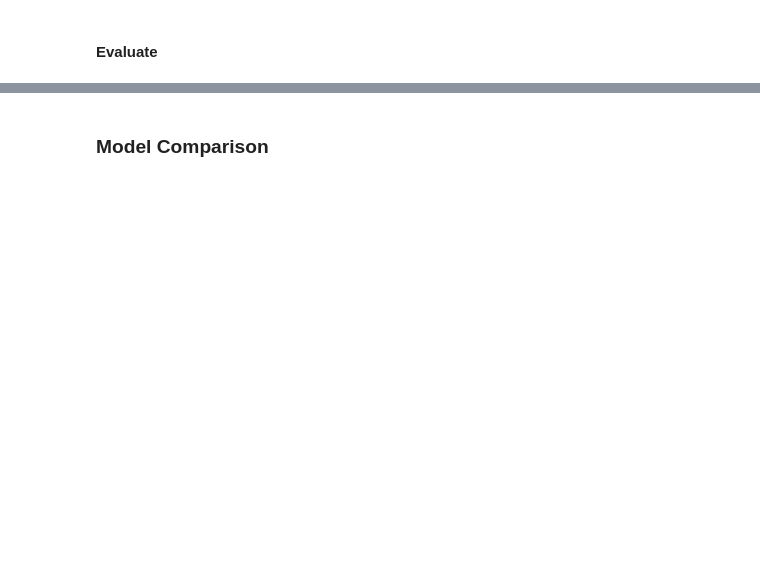
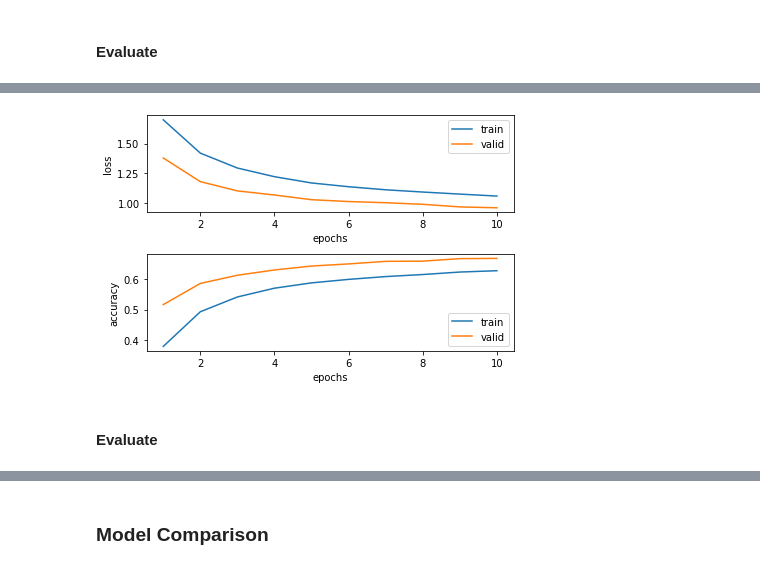
Before and after one commit to sujitpal/deeplearning-ai-examples, a Jupyter notebook: tricks01_cifar10.ipynb, the cells around one changed output, grey strips where cells are left out. Cells and saved outputs as stored; diff of their text form; code cells hidden in the pictures; blank space fills up the shorter version.

```diff
--- a/tricks01_cifar10.ipynb
+++ b/tricks01_cifar10.ipynb
@@ -815,0 +857,6 @@ write_metrics(true_values, pred_values, "dropout_both", metric_filepath)
+# %%
+model_7 = Cifar10Classifier(use_dropout=True, use_spatial_dropout=True)
+model_7 = model_7.to(dev)
+
+optimizer = torch.optim.Adam(model_7.parameters(), lr=LEARNING_RATE*2, weight_decay=1e-4)
+scheduler = torch.optim.lr_scheduler.ExponentialLR(optimizer, gamma=0.8)
@@ -815,0 +865,12 @@ write_metrics(true_values, pred_values, "dropout_both", metric_filepath)
+# %%
+train_losses, train_accs, val_losses, val_accs = [], [], [], []
+for epoch in range(1, NUM_EPOCHS + 1):
+  train_loss, train_acc = train(model_7, train_dl, loss_fn, optimizer)
+  val_loss, val_acc = validate(model_7, test_dl, loss_fn)
+  print("Epoch {:2d} (LR: {:.3e}) | Train Loss: {:.3f}, Accuracy: {:.3f} | Validation Loss: {:.3f}, Accuracy: {:.3f}".format(
+      epoch, scheduler.get_last_lr()[0], train_loss, train_acc, val_loss, val_acc))
+  train_losses.append(train_loss)
+  train_accs.append(train_acc)
+  val_losses.append(val_loss)
+  val_accs.append(val_acc)
+  scheduler.step()
@@ -815,0 +888,4 @@ write_metrics(true_values, pred_values, "dropout_both", metric_filepath)
+# %%
+plot_training_curves(train_losses, train_accs, val_losses, val_accs)
+# %% [output]
+[figure, added]
@@ -815,0 +895,2 @@ write_metrics(true_values, pred_values, "dropout_both", metric_filepath)
+# %% [markdown]
+#### Evaluate
```
Also changed, not shown: parts of 50 cells of this notebook.
